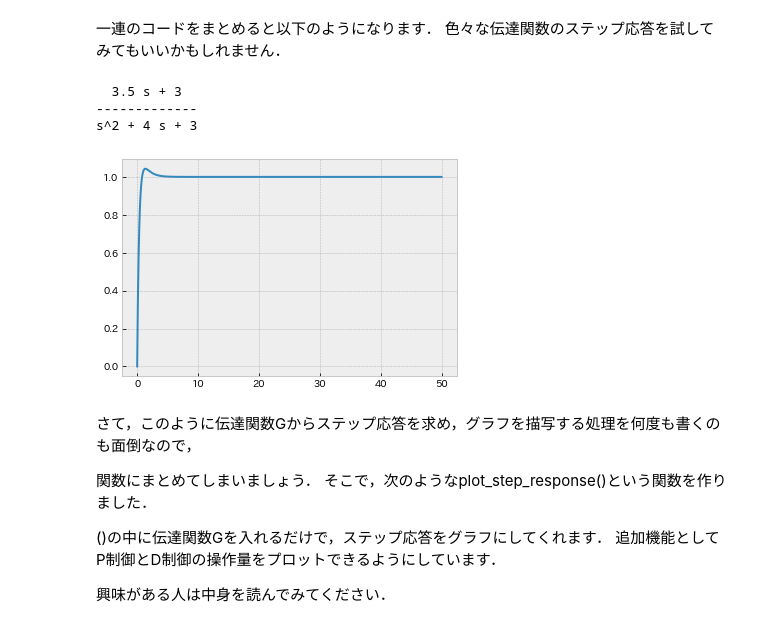
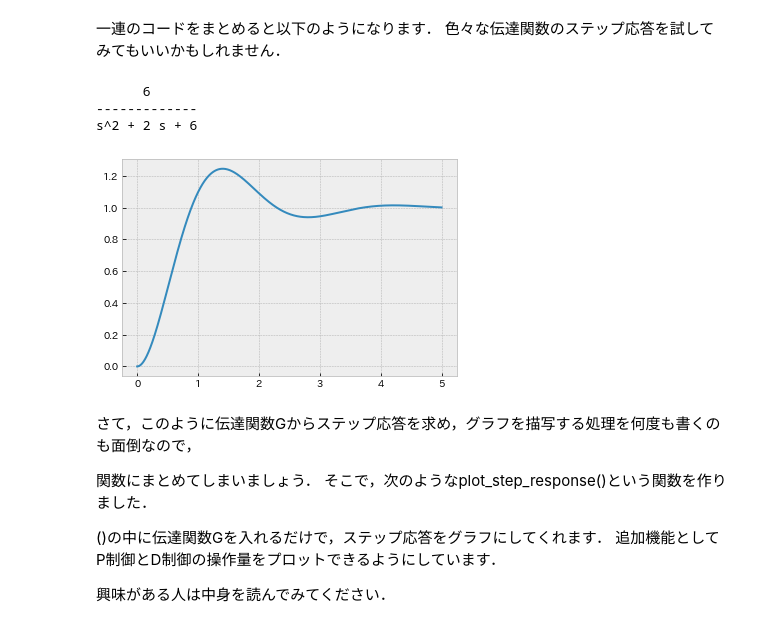
Before and after one commit to Toshi-M56/PIDcontrol, a Jupyter notebook: 工学実験PID制御実験シミュレーション.ipynb, the cells around one changed output. Drawn from its saved outputs; the diff is of its cells as text; code cells hidden in the pictures.

```diff
--- a/工学実験PID制御実験シミュレーション.ipynb
+++ b/工学実験PID制御実験シミュレーション.ipynb
@@ -127,19 +127,19 @@ plt.show() #plt.show()でグラフを画面に表示します．
 一連のコードをまとめると以下のようになります．
 色々な伝達関数のステップ応答を試してみてもいいかもしれません．
 # %%
-numerator = [3.5, 3] # 分子
-denominator = [1, 4, 3] # 分母
+numerator = [6] # 分子
+denominator = [1, 2, 6] # 分母
 G = matlab.tf(numerator, denominator)
 print(G)
-t = np.linspace(0, 50, 10000)
+t = np.linspace(0, 5, 1000)
 yout, T = matlab.step(G, t)
 plt.plot(T, yout)
 plt.show()
 # %% [output]
-  3.5 s + 3
+      6
 -------------
-s^2 + 4 s + 3
+s^2 + 2 s + 6
-[figure, old version]
+[figure, new version]
 # %% [markdown]
 さて，このように伝達関数Gからステップ応答を求め，グラフを描写する処理を何度も書くのも面倒なので，
 
```
Also changed, not shown: parts of 13 cells of this notebook.
